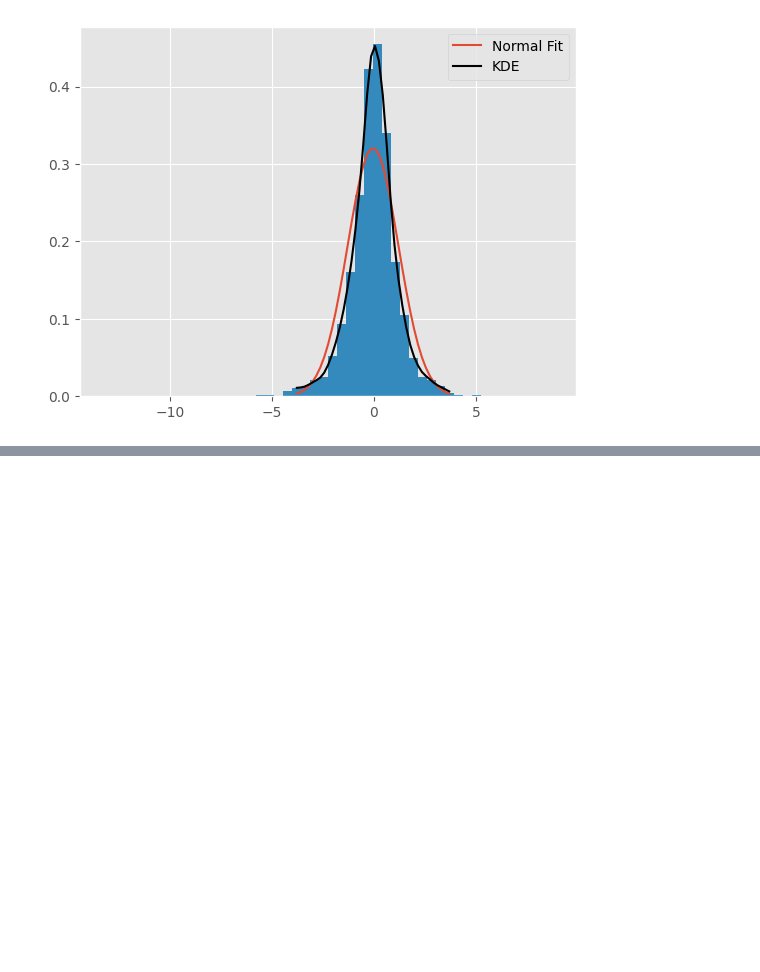
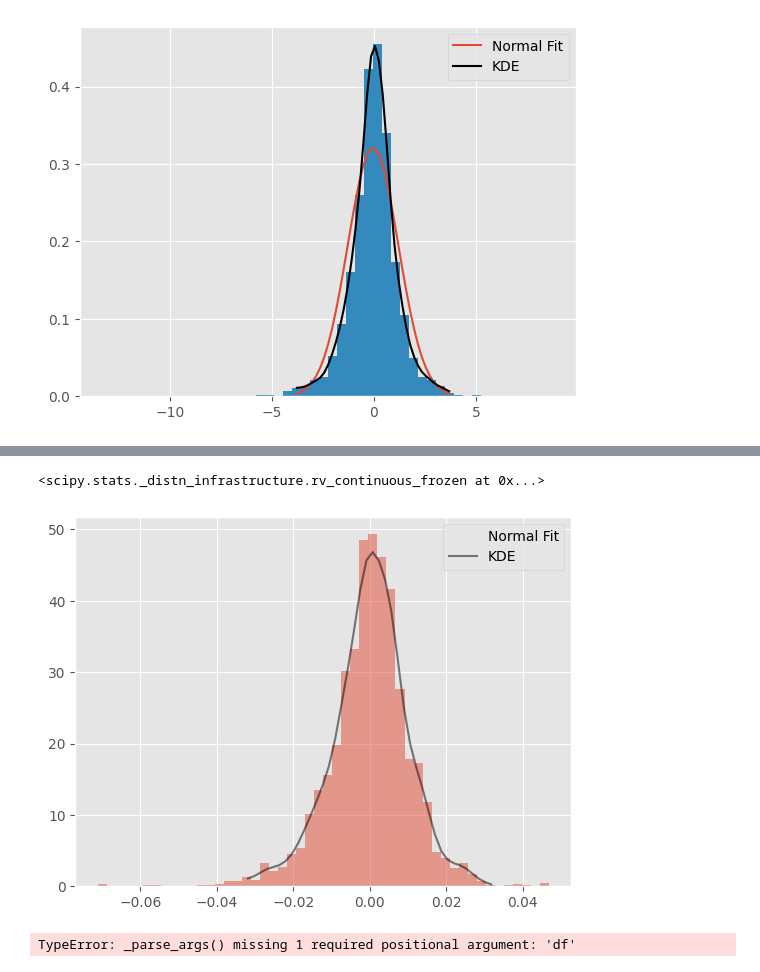
Before and after one commit to georgec123/qrm, a Jupyter notebook: q1.ipynb, the cells around one changed output, grey strips where cells are left out. Drawn from its saved outputs; the diff is of its cells as text; code cells hidden in the pictures; blank space fills up the shorter version.

```diff
--- a/q1.ipynb
+++ b/q1.ipynb
@@ -152,0 +242,3 @@ plt.legend(); plt.show()
+# %%
+standardised_residuals = (df['log_returns']- arma_model_fit.predict())/np.sqrt(garch_model_resid_fit.conditional_volatility)
+standardised_residuals
@@ -152,0 +259,34 @@ plt.legend(); plt.show()
+# %%
+kde = ss.t(standardised_residuals)
+kde
+# %% [output]
+<scipy.stats._distn_infrastructure.rv_continuous_frozen at 0x...>
+# %%
+#plt.hist(standardised_residuals, bins=100);plt.show()
+
+errors_std = np.std(standardised_residuals)
+errors_mu = np.mean(standardised_residuals)
+
+kde = ss.gaussian_kde(standardised_residuals.dropna())
+
+x = np.linspace(errors_mu - 3*errors_std, errors_mu + 3*errors_std, 40)
+
+
+plt.hist(standardised_residuals, bins=50, density=True, alpha=0.5);
+plt.plot(x, ss.t.pdf(x, errors_mu, errors_std), label= 'Normal Fit', alpha=0.);
+
+plt.plot(x, kde(x), label='KDE', color='k', alpha=0.5);
+
+plt.legend(); plt.show()
+# %% [output]
+[figure, added]
+# %%
+import numpy as np
+import pylab
+import scipy.stats as stats
+
+measurements = np.random.normal(loc = 20, scale = 5, size=100)
+stats.probplot(measurements, dist=stats.distributions.t, plot=pylab)
+pylab.show()
+# %% [output]
+TypeError: _parse_args() missing 1 required positional argument: 'df'
```
Also changed, not shown: parts of 16 cells of this notebook.
